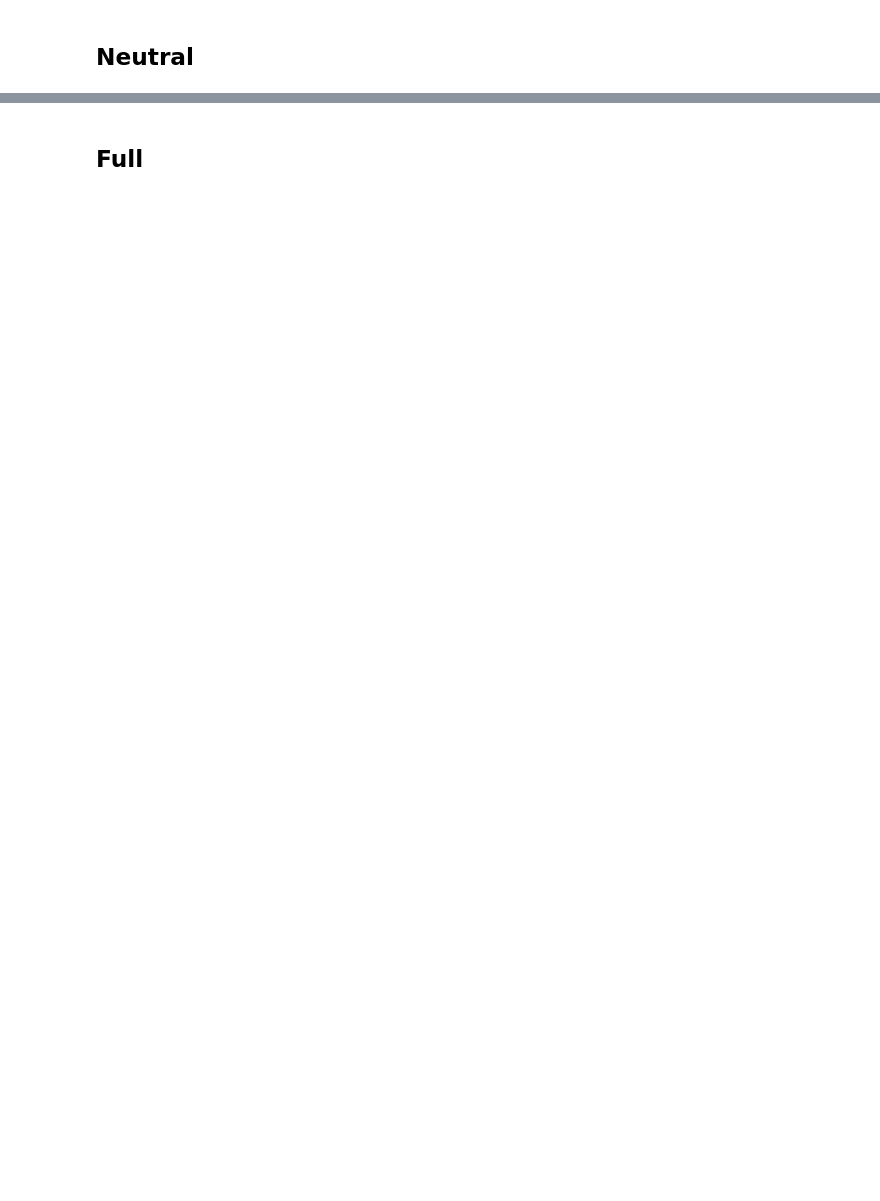
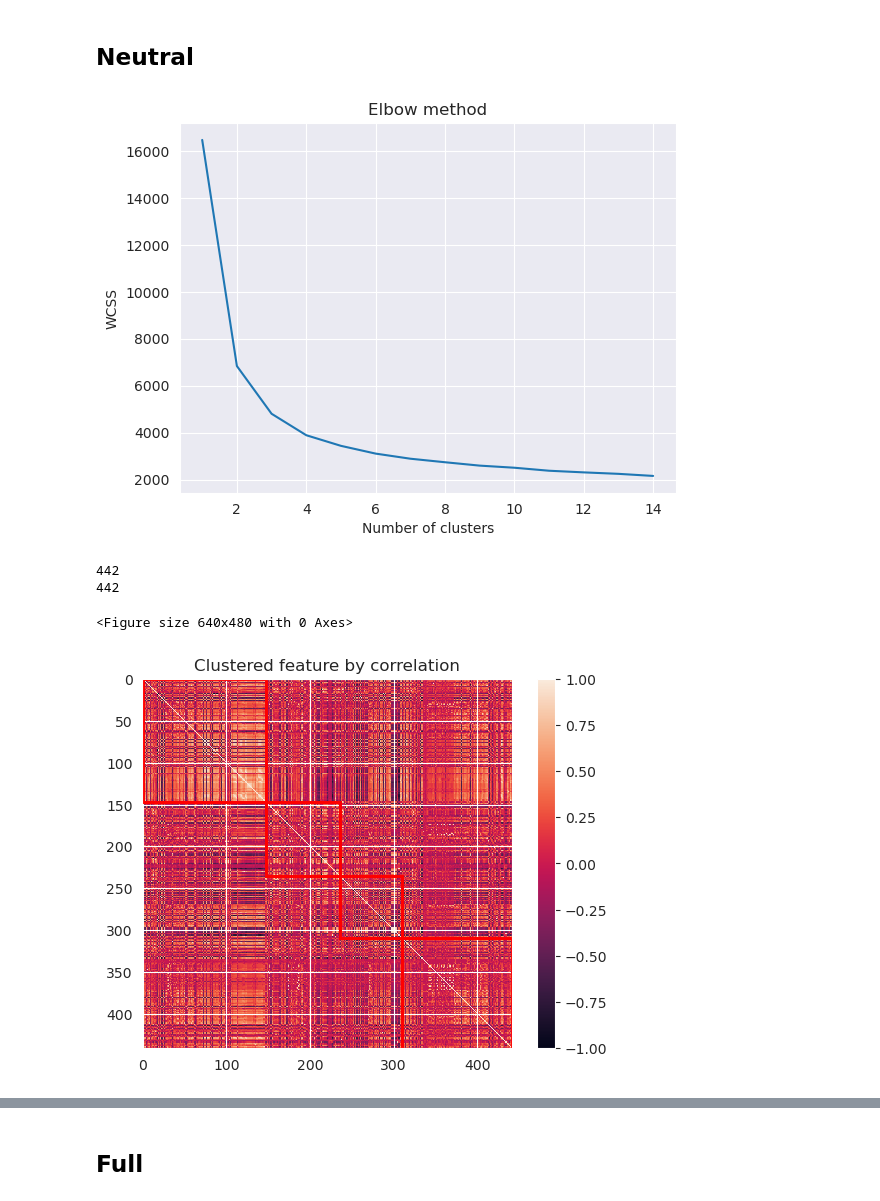
Before and after one commit to tahiri-lab/QSAR, a Jupyter notebook: code/preprocessing/feature_selection.ipynb, the cells around one changed output, grey strips where cells are left out. Cells and saved outputs as stored; diff of their text form; code cells hidden in the pictures; blank space fills up the shorter version.

```diff
--- a/code/preprocessing/feature_selection.ipynb
+++ b/code/preprocessing/feature_selection.ipynb
@@ -442,5 +255,15 @@ Index(['ASA', 'E_nb', 'FASA-', 'FASA_H', 'FCharge', 'GCUT_SLOGP_0',
 # %% [markdown]
 ## Neutral
+# %%
+df_ne_corr = FS_neutral.get_correlation()
+display_elbow(df_ne_corr)
+display_data_cluster(df_corr=df_ne_corr, n_clusters=4)
+# %% [output]
+[figure, added]
+442
+442
+<Figure size 640x480 with 0 Axes>
+[figure, added]
 # %%
 print("Before high correlation removal: ", df_neutral.shape)
 df_neutral_correlation_removed = FS_neutral.remove_highly_correlated(graph=True)
```
Also changed, not shown: parts of 19 cells of this notebook, 1 other file.
